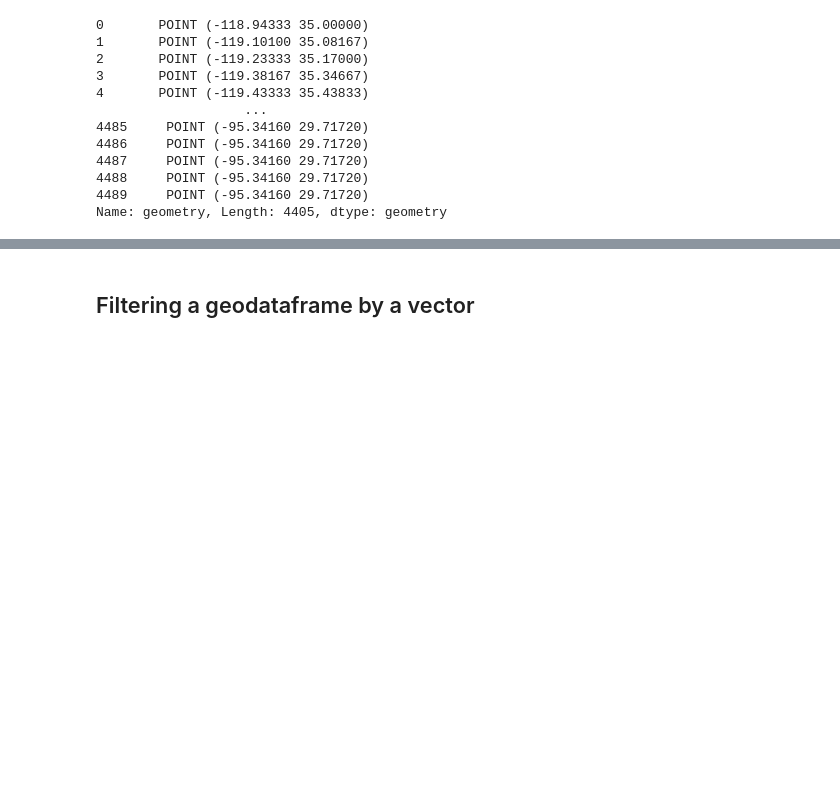
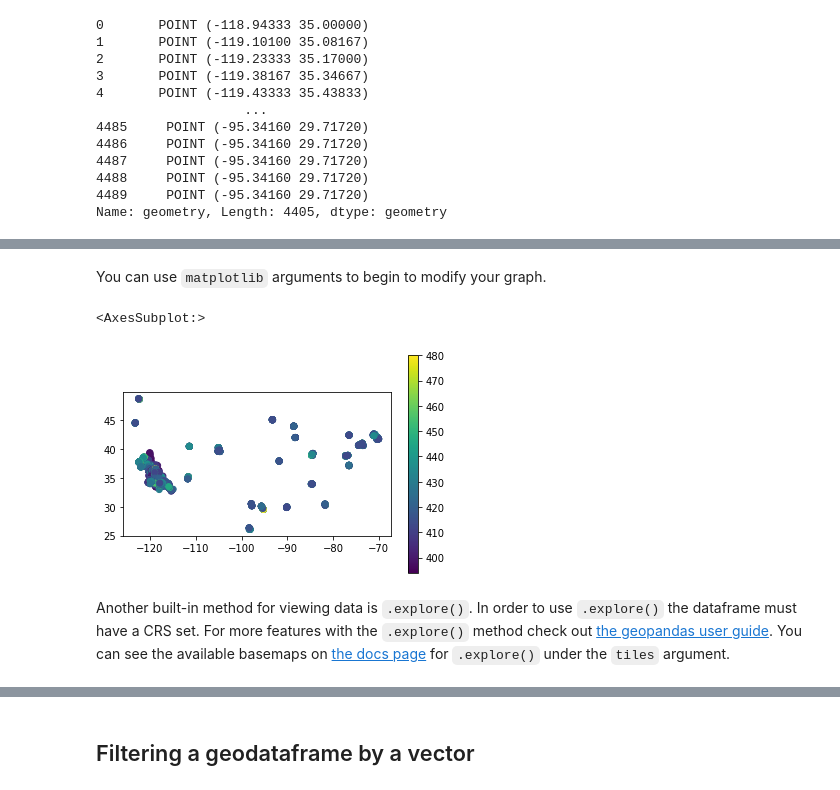
Before and after one commit to rwegener2/sarp_lessons, a Jupyter notebook: lessons/tabular_data/3_geopandas.ipynb, the cells around one changed output, grey strips where cells are left out. Drawn from its saved outputs; the diff is of its cells as text; code cells hidden in the pictures; blank space fills up the shorter version.

```diff
--- a/lessons/tabular_data/3_geopandas.ipynb
+++ b/lessons/tabular_data/3_geopandas.ipynb
@@ -195,0 +244,9 @@ What is likely my problem?
+# %% [markdown]
+You can use `matplotlib` arguments to begin to modify your graph.
+# %%
+geoFIREX.plot(column='CO2_ppm', legend=True, vmax=480)
+# %% [output]
+<AxesSubplot:>
+[figure, added]
+# %% [markdown]
+Another built-in method for viewing data is `.explore()`. In order to use `.explore()` the dataframe must have a CRS set. For more features with the `.explore()` method check out [the geopandas user guide](https://geopandas.org/en/stable/docs/user_guide/interactive_mapping.html). You can see the available basemaps on [the docs page](https://geopandas.org/en/stable/docs/reference/api/geopandas.GeoDataFrame.explore.html) for `.explore()` under the `tiles` argument.
```
Also changed, not shown: parts of 17 cells of this notebook, 3 other files.
